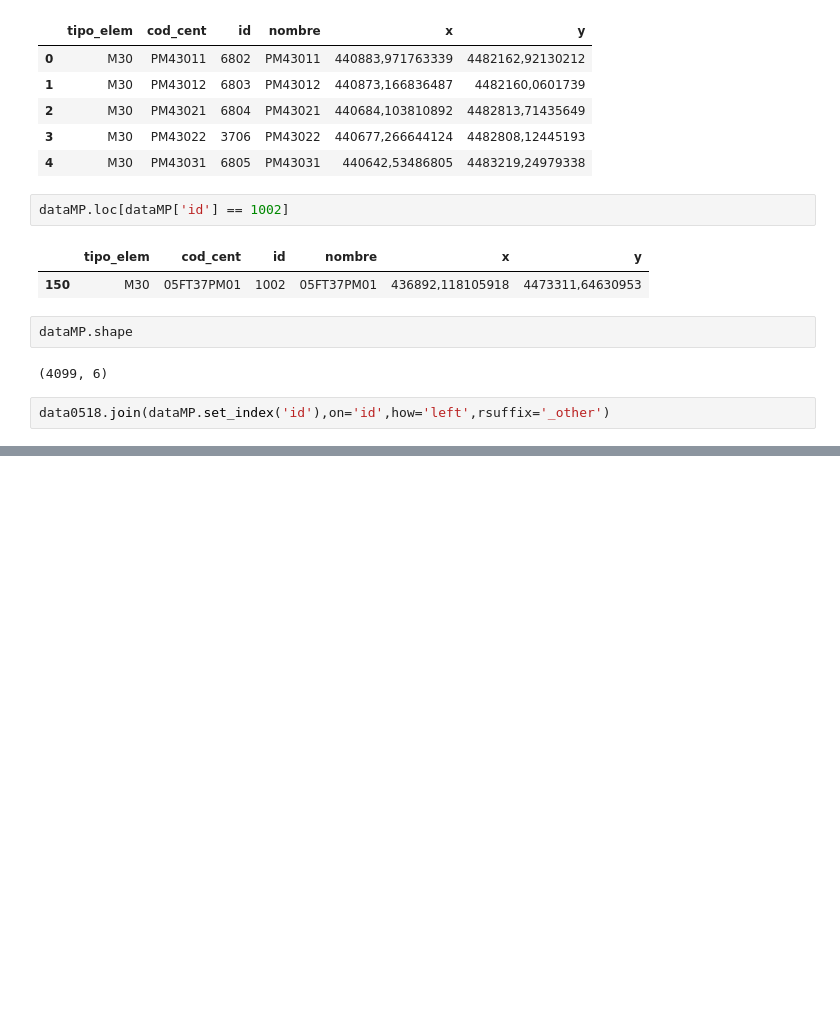
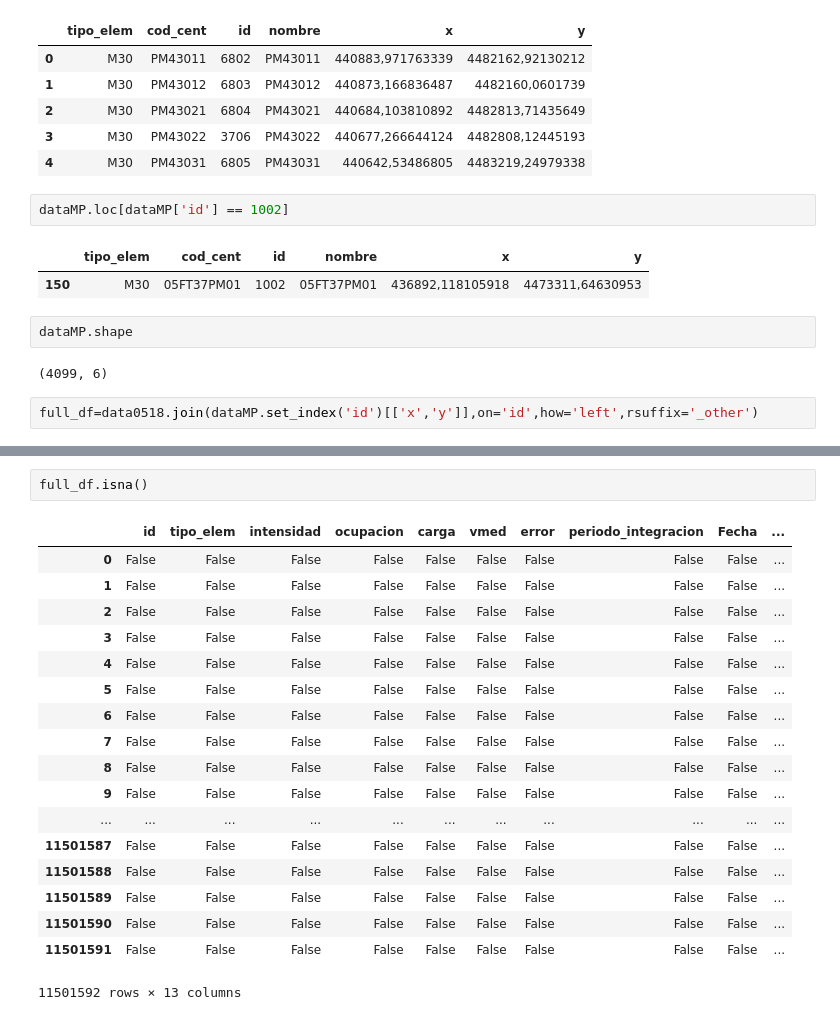
Before and after one commit to antoniobravo05/Data-Science-Master-project, a Jupyter notebook: Tests.ipynb, the cells around one changed output, grey strips where cells are left out. Drawn from its saved outputs; the diff is of its cells as text; blank space fills up the shorter version.

```diff
--- a/Tests.ipynb
+++ b/Tests.ipynb
@@ -362,4 +362,4 @@ dataMP.shape
 # %% [output]
 (4099, 6)
 # %%
-data0518.join(dataMP.set_index('id'),on='id',how='left',rsuffix='_other')
+full_df=data0518.join(dataMP.set_index('id')[['x','y']],on='id',how='left',rsuffix='_other')
@@ -408,0 +375,21 @@ data0518
+# %%
+full_df.isna()
+# %% [output]
+|  | id | tipo_elem | intensidad | ocupacion | carga | vmed | error | periodo_integracion | Fecha | ... |
+| 0 | False | False | False | False | False | False | False | False | False | ... |
+| 1 | False | False | False | False | False | False | False | False | False | ... |
+| 2 | False | False | False | False | False | False | False | False | False | ... |
+| 3 | False | False | False | False | False | False | False | False | False | ... |
+| 4 | False | False | False | False | False | False | False | False | False | ... |
+| 5 | False | False | False | False | False | False | False | False | False | ... |
+| 6 | False | False | False | False | False | False | False | False | False | ... |
+| 7 | False | False | False | False | False | False | False | False | False | ... |
+| 8 | False | False | False | False | False | False | False | False | False | ... |
+| 9 | False | False | False | False | False | False | False | False | False | ... |
+| ... | ... | ... | ... | ... | ... | ... | ... | ... | ... | ... |
+| 11501587 | False | False | False | False | False | False | False | False | False | ... |
+| 11501588 | False | False | False | False | False | False | False | False | False | ... |
+| 11501589 | False | False | False | False | False | False | False | False | False | ... |
+| 11501590 | False | False | False | False | False | False | False | False | False | ... |
+| 11501591 | False | False | False | False | False | False | False | False | False | ... |
+11501592 rows × 13 columns
```
Also changed, not shown: parts of 4 cells of this notebook.
